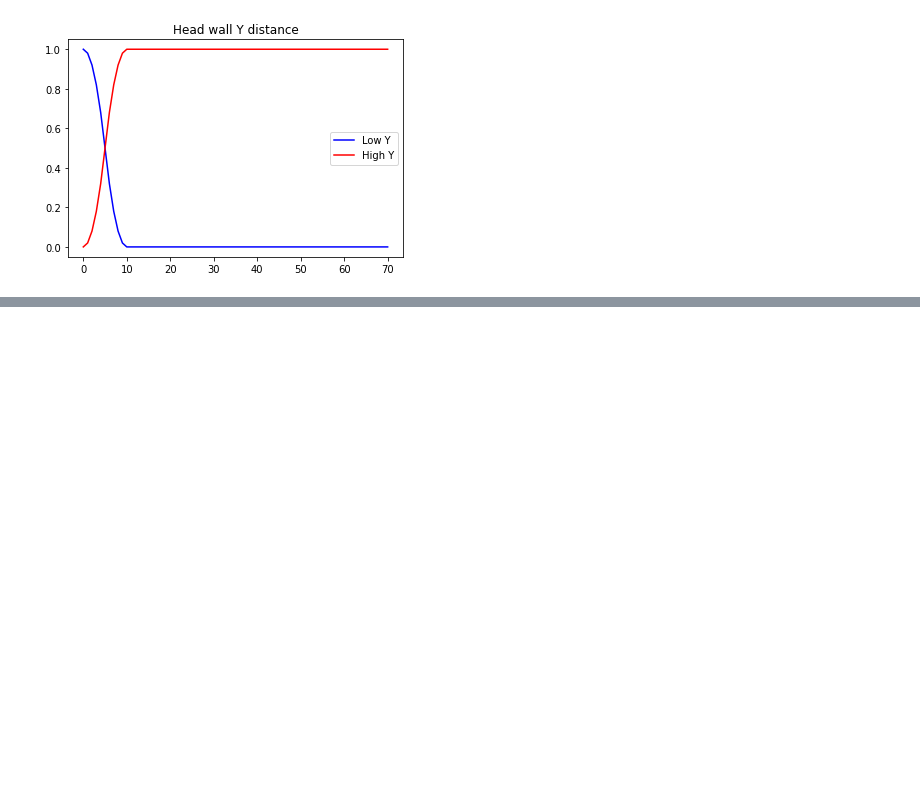
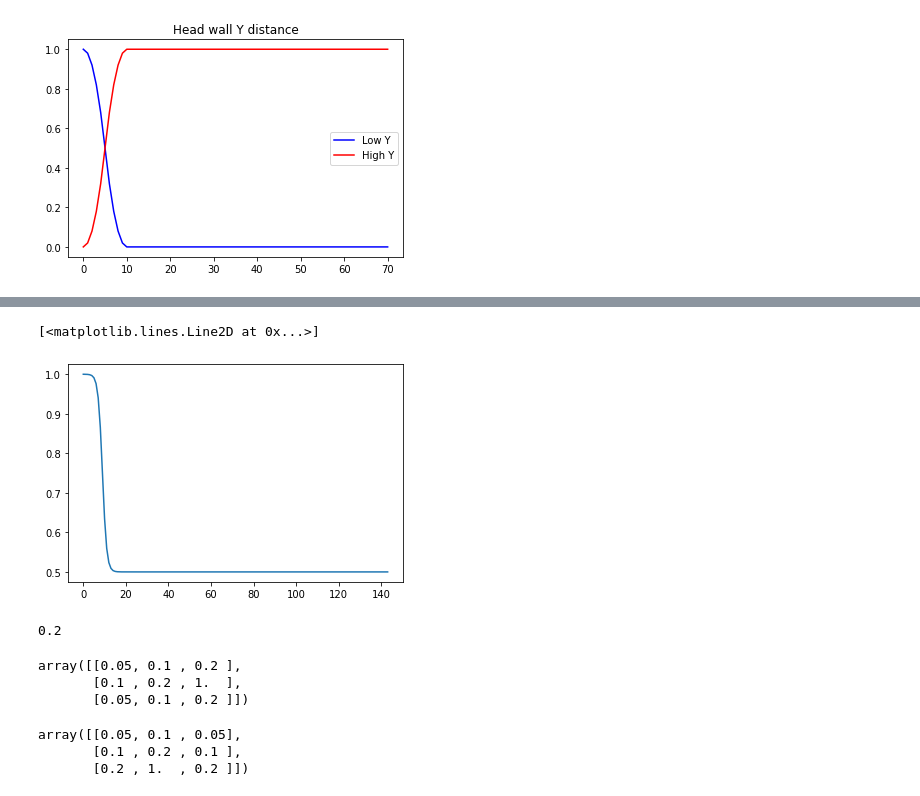
Before and after one commit to ProtossLuigi/snek, a Jupyter notebook: notebooks/DebugNotebook.ipynb, the cells around one changed output, grey strips where cells are left out. Drawn from its saved outputs; the diff is of its cells as text; code cells hidden in the pictures; blank space fills up the shorter version.

```diff
--- a/notebooks/DebugNotebook.ipynb
+++ b/notebooks/DebugNotebook.ipynb
@@ -111,0 +152,7 @@ plt.legend()
+# %%
+dist_max = 72
+dist_range = np.arange(0, dist_max * 2)
+plt.plot(fuzz.sigmf(dist_range, dist_max * 2 - 10, 1)[::-1] * 0.5 + 0.5)
+# %% [output]
+[<matplotlib.lines.Line2D at 0x...>]
+[figure, added]
@@ -111,0 +204,14 @@ plt.legend()
+# %%
+test_board = np.array([
+    [0,0,0,0,0,0,0],
+    [0,0,0,0,0,0,0],
+    [0,0,0,1,0,0,0],
+    [0,0,2,0,2,0,0],
+    [0,0,0,0,0,0,0],
+    [0,0,0,0,0,0,0],
+    [0,0,0,0,0,0,0],
+]).T
+
+count_obstacles(test_board, "UP")
+# %% [output]
+0.2
@@ -111,0 +226,12 @@ plt.legend()
+# %%
+kernel
+# %% [output]
+array([[0.05, 0.1 , 0.2 ],
+       [0.1 , 0.2 , 1.  ],
+       [0.05, 0.1 , 0.2 ]])
+# %%
+np.flip(kernel.T, (1))
+# %% [output]
+array([[0.05, 0.1 , 0.05],
+       [0.1 , 0.2 , 0.1 ],
+       [0.2 , 1.  , 0.2 ]])
```
Also changed, not shown: parts of 6 cells of this notebook, 1 other file.
